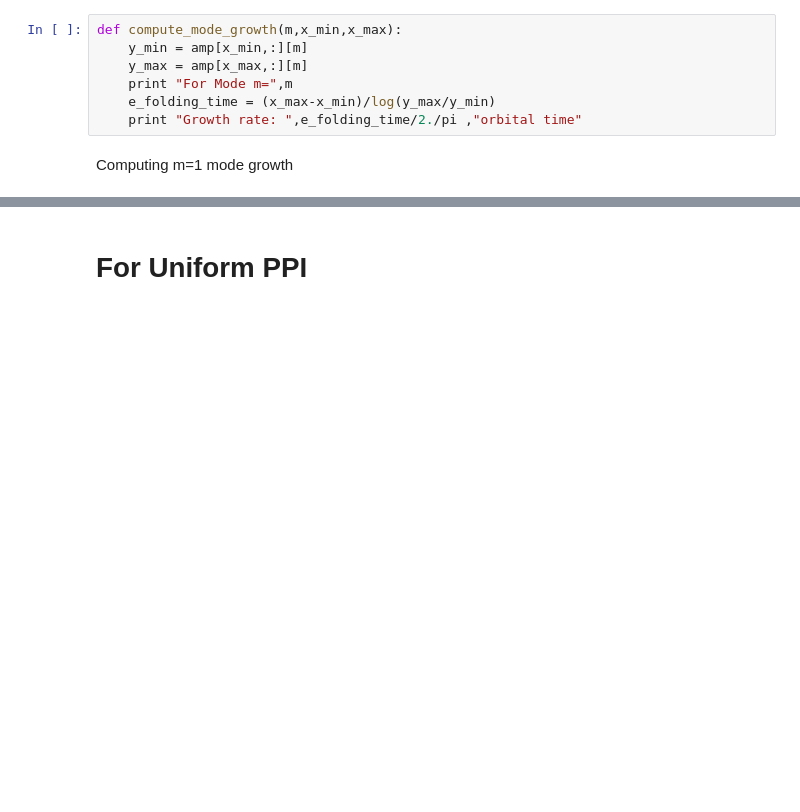
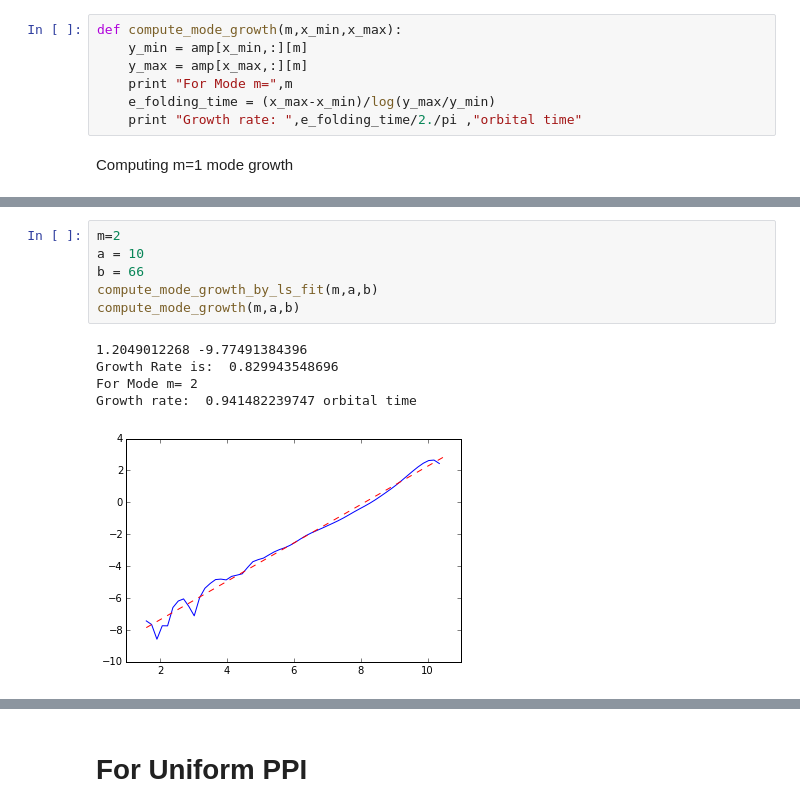
Before and after one commit to dorisjlee/usrp, a Jupyter notebook: notes/Week6/Mode Growth Analysis for PPI uniform,SMR, MRI.ipynb, the cells around one changed output, grey strips where cells are left out. Drawn from its saved outputs; the diff is of its cells as text; blank space fills up the shorter version.

```diff
--- a/notes/Week6/Mode Growth Analysis for PPI uniform,SMR, MRI.ipynb
+++ b/notes/Week6/Mode Growth Analysis for PPI uniform,SMR, MRI.ipynb
@@ -146,0 +71,12 @@ Growth Rate is:  0.375671408671
+# %%
+m=2
+a = 10
+b = 66
+compute_mode_growth_by_ls_fit(m,a,b)
+compute_mode_growth(m,a,b)
+# %% [output]
+1.2049012268 -9.77491384396
+Growth Rate is:  0.829943548696
+For Mode m= 2
+Growth rate:  0.941482239747 orbital time
+[figure, added]
```
Also changed, not shown: parts of 32 cells of this notebook, 2 other files.
